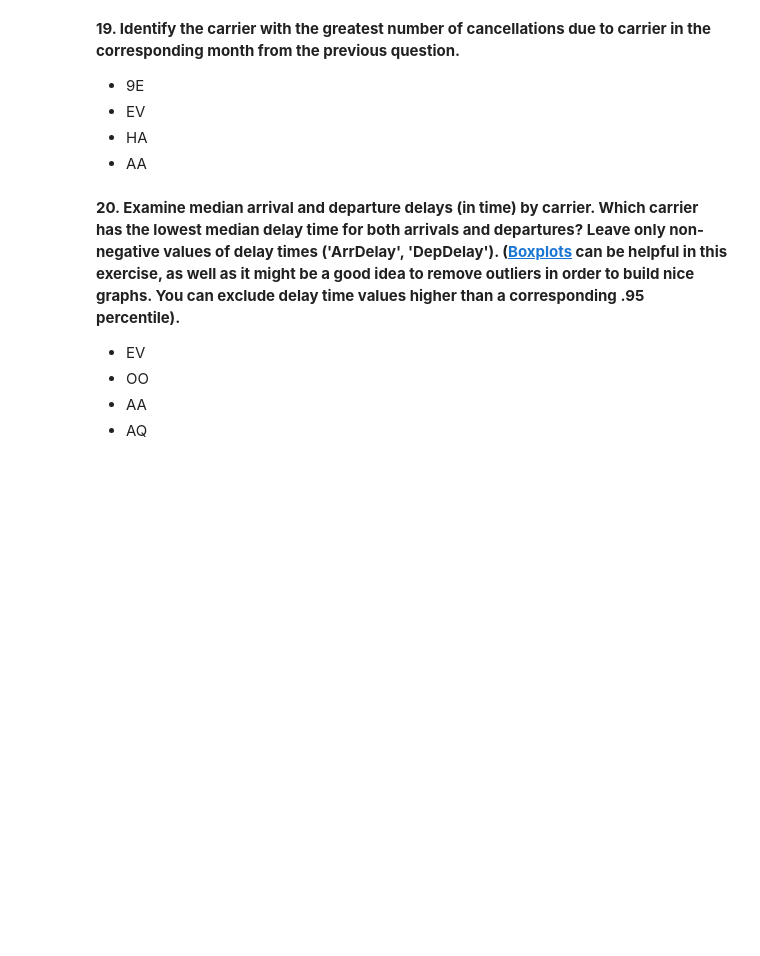
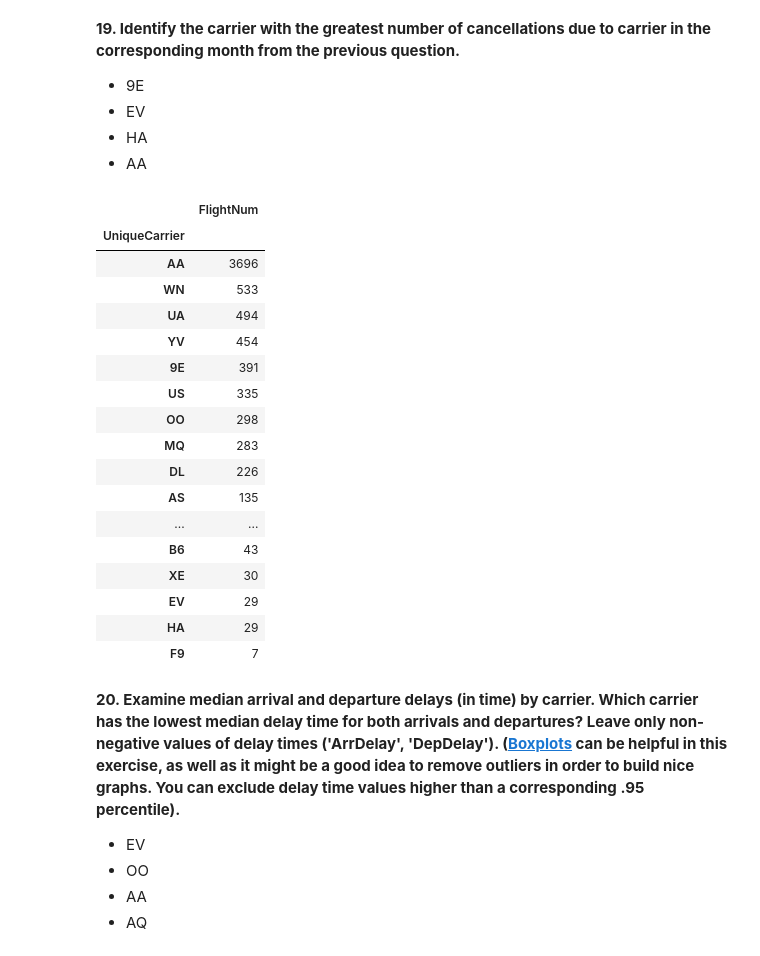
Before and after one commit to locdeqe/PyMath, a Jupyter notebook: ml_course/a1/assignment1_USA_flights_EDA.ipynb, the cells around one changed output. Drawn from its saved outputs; the diff is of its cells as text; code cells hidden in the pictures; blank space fills up the shorter version.

```diff
--- a/ml_course/a1/assignment1_USA_flights_EDA.ipynb
+++ b/ml_course/a1/assignment1_USA_flights_EDA.ipynb
@@ -597,3 +618,24 @@ flights_df.groupby(['DayOfWeek']).agg({'FlightNum': len}).plot()
+# %%
+flights_df.query('Month == 4 and CancellationCode == "A"').groupby('UniqueCarrier').agg({'FlightNum': len}).sort_values('FlightNum', ascending = False)
+# %% [output]
+|  | FlightNum |
+| UniqueCarrier |  |
+| AA | 3696 |
+| WN | 533 |
+| UA | 494 |
+| YV | 454 |
+| 9E | 391 |
+| US | 335 |
+| OO | 298 |
+| MQ | 283 |
+| DL | 226 |
+| AS | 135 |
+| ... | ... |
+| B6 | 43 |
+| XE | 30 |
+| EV | 29 |
+| HA | 29 |
+| F9 | 7 |
 # %% [markdown]
 **20. Examine median arrival and departure delays (in time) by carrier. Which carrier has the lowest median delay time for both arrivals and departures? Leave only non-negative values of delay times ('ArrDelay', 'DepDelay').
 ([Boxplots](https://seaborn.pydata.org/generated/seaborn.boxplot.html) can be helpful in this exercise, as well as it might be a good idea to remove outliers in order to build nice graphs. You can exclude delay time values higher than a corresponding .95 percentile).**
```
Also changed, not shown: parts of 9 cells of this notebook.
